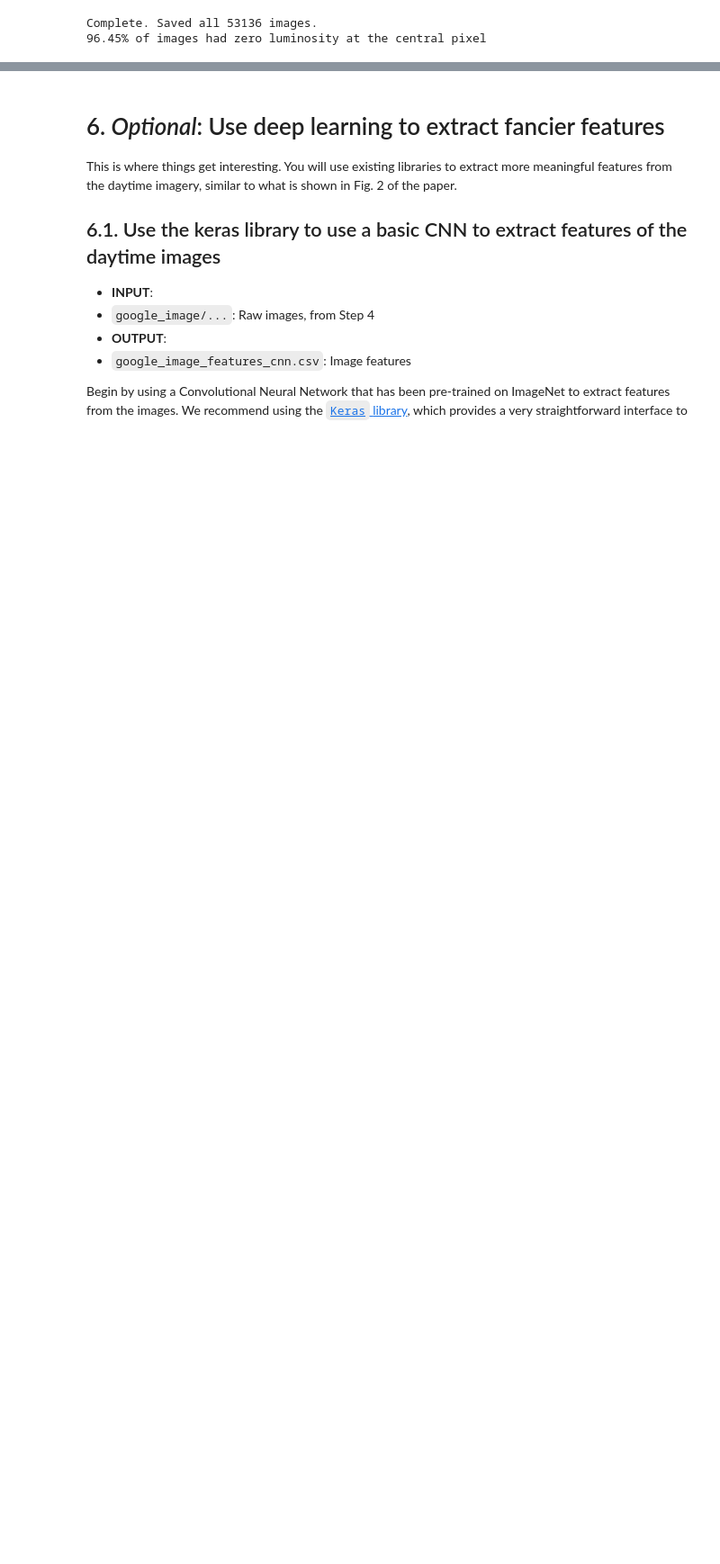
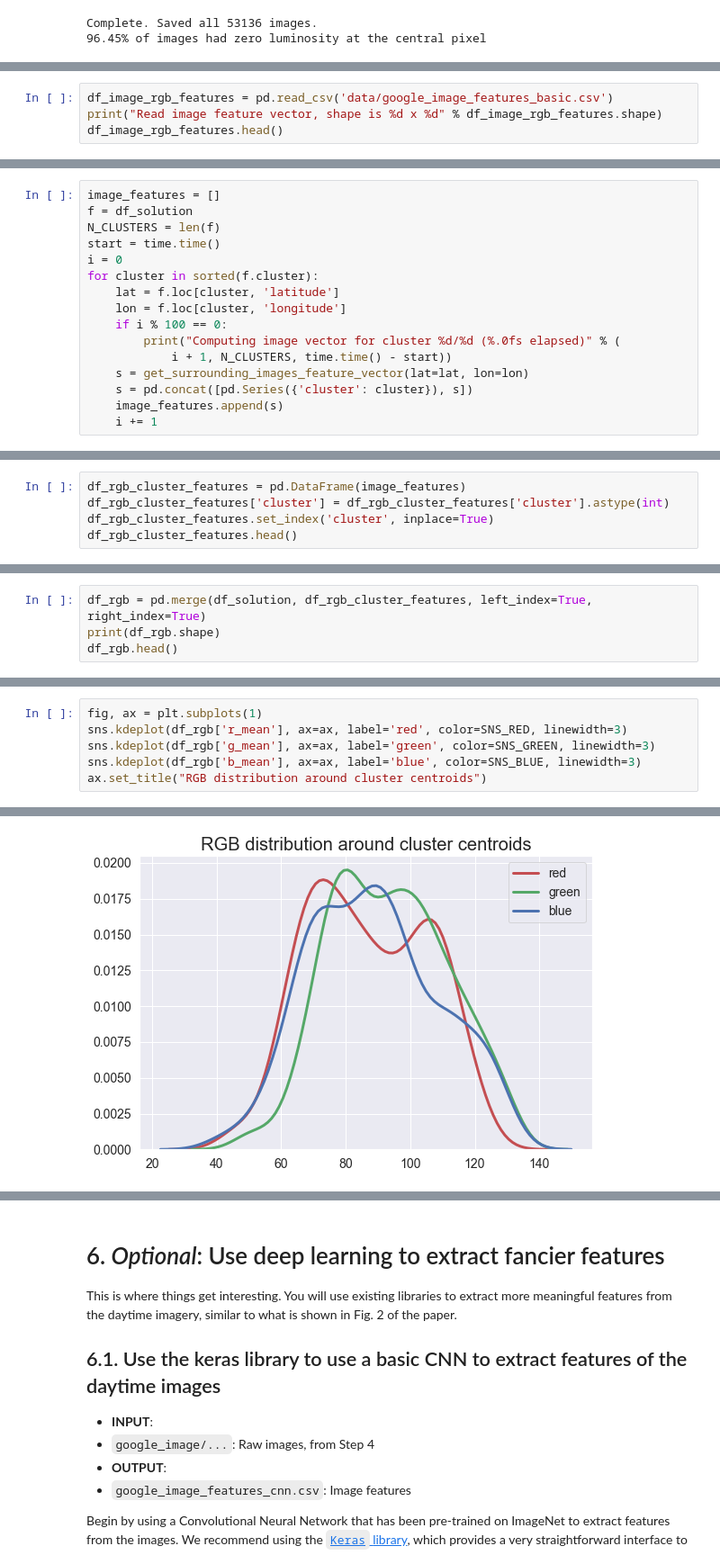
Before and after one commit to wetchler/bdd, a Jupyter notebook: PS1/BDD2019-PS1.ipynb, the cells around one changed output, grey strips where cells are left out. Shown at 90% size. Saved outputs shown, nothing was run; the diff lists cells and outputs as text; blank space fills up the shorter version.

```diff
--- a/PS1/BDD2019-PS1.ipynb
+++ b/PS1/BDD2019-PS1.ipynb
@@ -908,0 +1095,4 @@ Save your output as `DHS_daytime.csv` and check that it is roughly the same as t
+# %%
+df_image_rgb_features = pd.read_csv('data/google_image_features_basic.csv')
+print("Read image feature vector, shape is %d x %d" % df_image_rgb_features.shape)
+df_image_rgb_features.head()
@@ -908,0 +1169,16 @@ Save your output as `DHS_daytime.csv` and check that it is roughly the same as t
+# %%
+image_features = []
+f = df_solution
+N_CLUSTERS = len(f)
+start = time.time()
+i = 0
+for cluster in sorted(f.cluster):
+    lat = f.loc[cluster, 'latitude']
+    lon = f.loc[cluster, 'longitude']
+    if i % 100 == 0:
+        print("Computing image vector for cluster %d/%d (%.0fs elapsed)" % (
+            i + 1, N_CLUSTERS, time.time() - start))
+    s = get_surrounding_images_feature_vector(lat=lat, lon=lon)
+    s = pd.concat([pd.Series({'cluster': cluster}), s])
+    image_features.append(s)
+    i += 1
@@ -908,0 +1191,5 @@ Save your output as `DHS_daytime.csv` and check that it is roughly the same as t
+# %%
+df_rgb_cluster_features = pd.DataFrame(image_features)
+df_rgb_cluster_features['cluster'] = df_rgb_cluster_features['cluster'].astype(int)
+df_rgb_cluster_features.set_index('cluster', inplace=True)
+df_rgb_cluster_features.head()
@@ -908,0 +1204,4 @@ Save your output as `DHS_daytime.csv` and check that it is roughly the same as t
+# %%
+df_rgb = pd.merge(df_solution, df_rgb_cluster_features, left_index=True, right_index=True)
+print(df_rgb.shape)
+df_rgb.head()
@@ -908,0 +1223,7 @@ Save your output as `DHS_daytime.csv` and check that it is roughly the same as t
+# %%
+fig, ax = plt.subplots(1)
+sns.kdeplot(df_rgb['r_mean'], ax=ax, label='red', color=SNS_RED, linewidth=3)
+sns.kdeplot(df_rgb['g_mean'], ax=ax, label='green', color=SNS_GREEN, linewidth=3)
+sns.kdeplot(df_rgb['b_mean'], ax=ax, label='blue', color=SNS_BLUE, linewidth=3)
+ax.set_title("RGB distribution around cluster centroids")
+# %% [output]
@@ -908,0 +1231 @@ Save your output as `DHS_daytime.csv` and check that it is roughly the same as t
+[figure, added]
```
Also changed, not shown: parts of 63 cells of this notebook.
